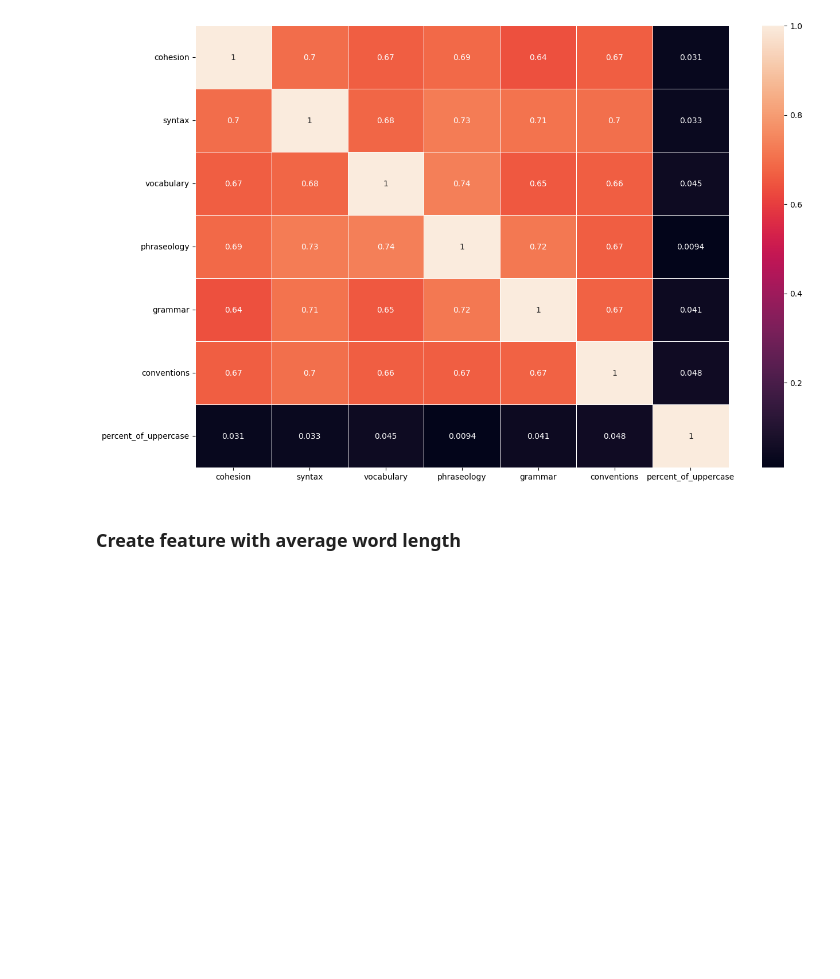
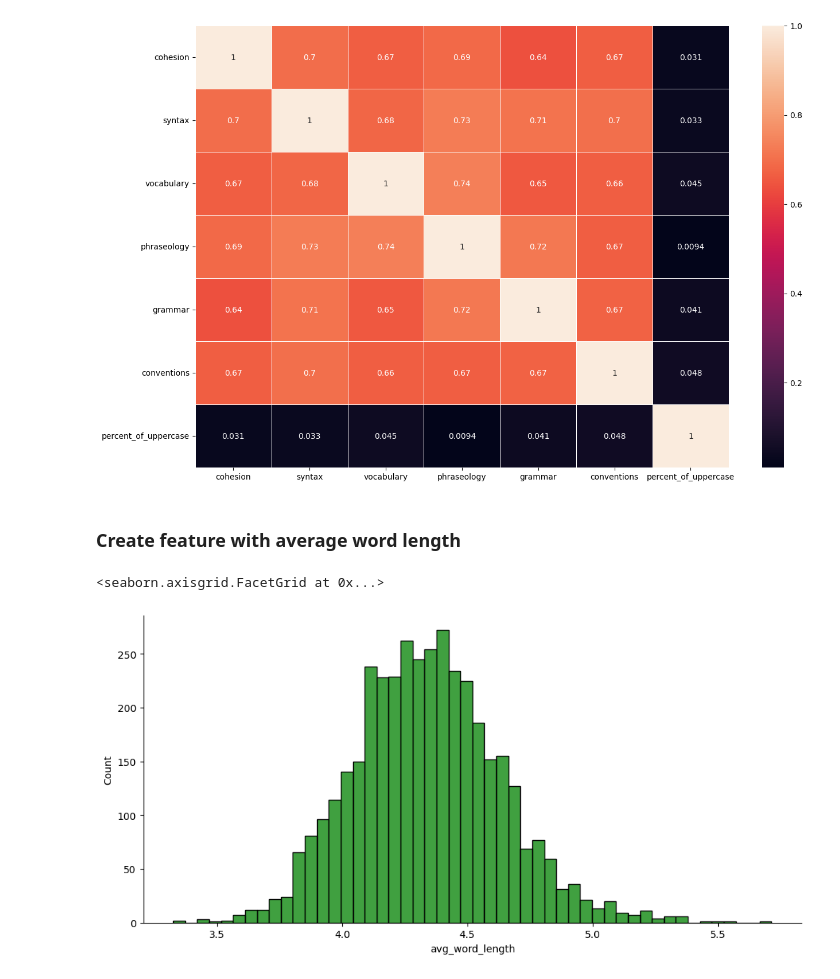
Before and after one commit to KubiakJakub01/Feedback-Prize-ELL, a Jupyter notebook: src/notebooks/research_features.ipynb, the cells around one changed output. Cells and saved outputs as stored; diff of their text form; code cells hidden in the pictures; blank space fills up the shorter version.

Commit message:
Plot distribution of the average len

```diff
--- a/src/notebooks/research_features.ipynb
+++ b/src/notebooks/research_features.ipynb
@@ -287,3 +287,18 @@ avg_word_length = "avg_word_length"
 train_df[avg_word_length] = train_df[text_col].apply(
     lambda x: np.mean([len(w) for w in x.split()])
 )
+# %%
+# Plot the distribution of the average length of the words in the text with seaborn
+sns.displot(
+    train_df,
+    x=avg_word_length,
+    kind="hist",
+    bins=50,
+    height=5,
+    aspect=2,
+    color="green",
+    edgecolor="black",
+)
+# %% [output]
+<seaborn.axisgrid.FacetGrid at 0x...>
+[figure, added]
```
